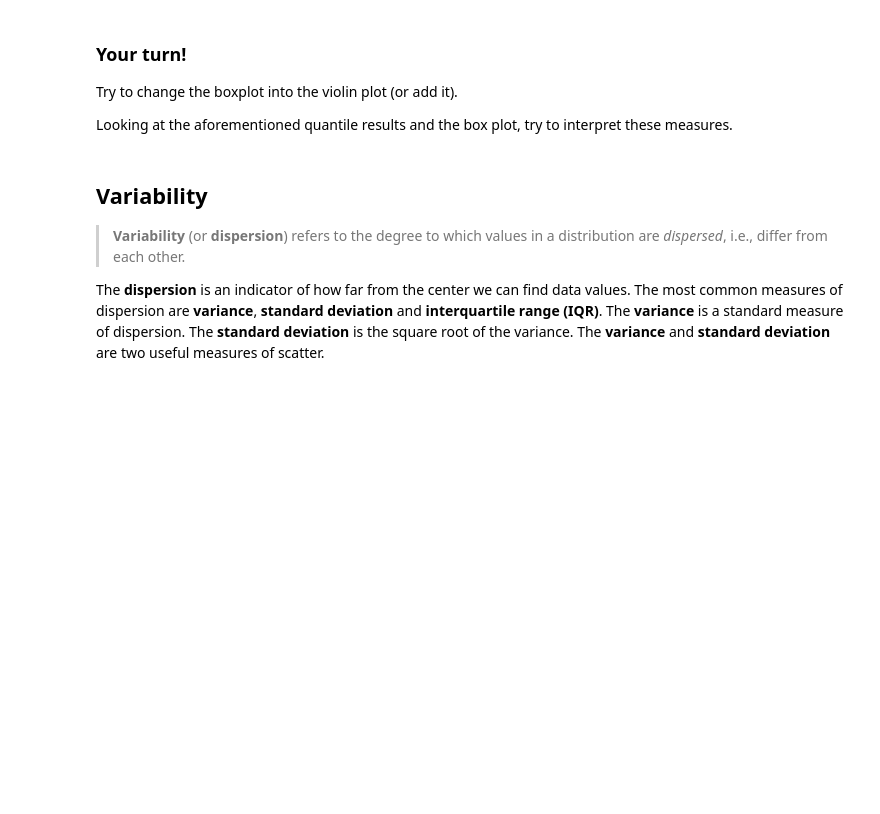
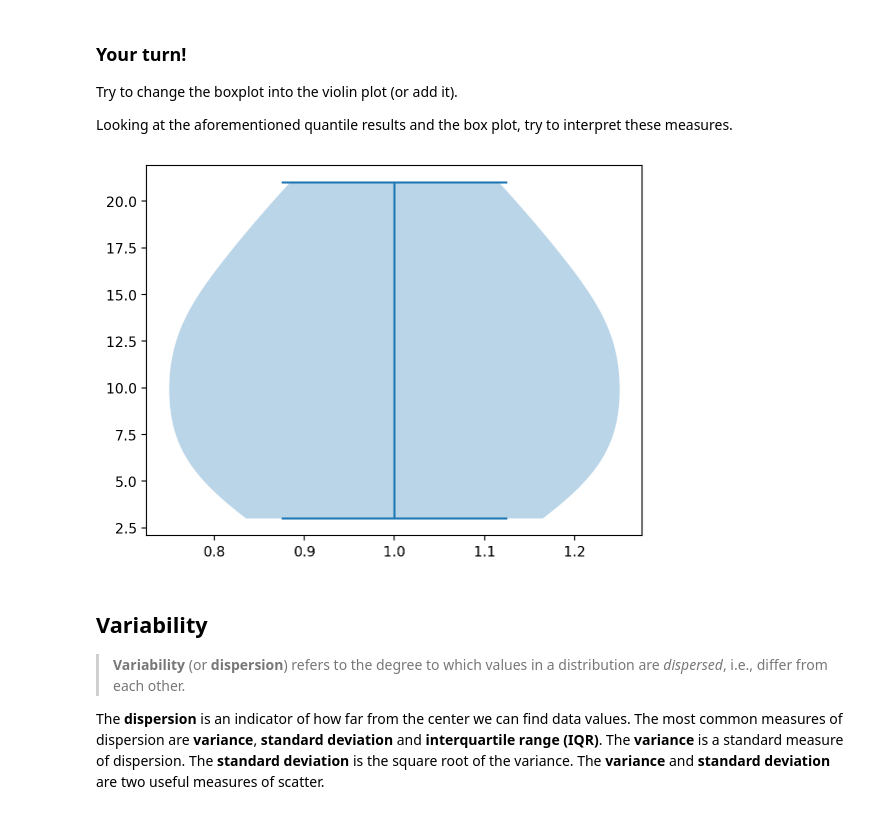
Before and after one commit to mariadop/Descriptive_Statistics_2025, a Jupyter notebook: Exercise_8_new.ipynb, the cells around one changed output. Drawn from its saved outputs; the diff is of its cells as text; code cells hidden in the pictures; blank space fills up the shorter version.

```diff
--- a/Exercise_8_new.ipynb
+++ b/Exercise_8_new.ipynb
@@ -577,6 +606,12 @@ plt.show()
 Try to change the boxplot into the violin plot (or add it).
 
 Looking at the aforementioned quantile results and the box plot, try to interpret these measures.
+# %%
+plt.violinplot(mydata)
+plt.show()
+# TODO - interpet/add different violin plot
+# %% [output]
+[figure, added]
 # %% [markdown]
 ## Variability
 
```
Also changed, not shown: parts of 10 cells of this notebook.
